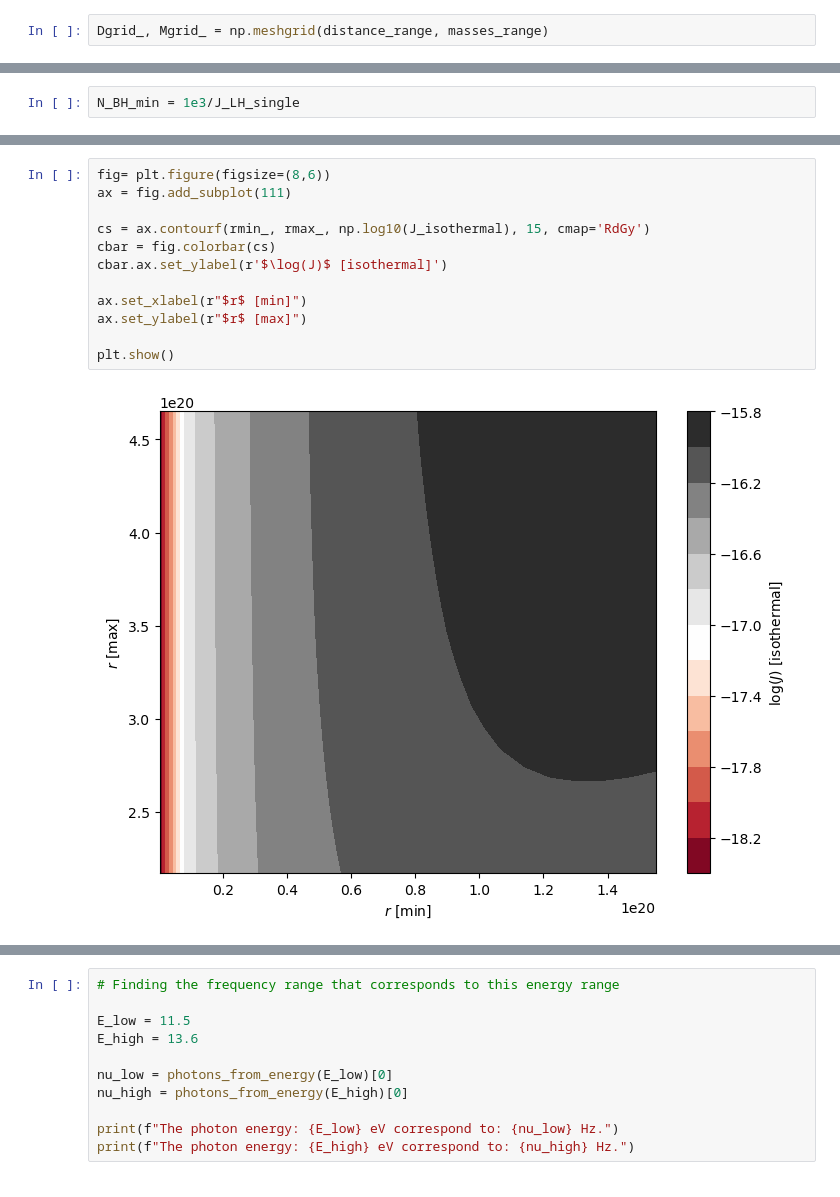
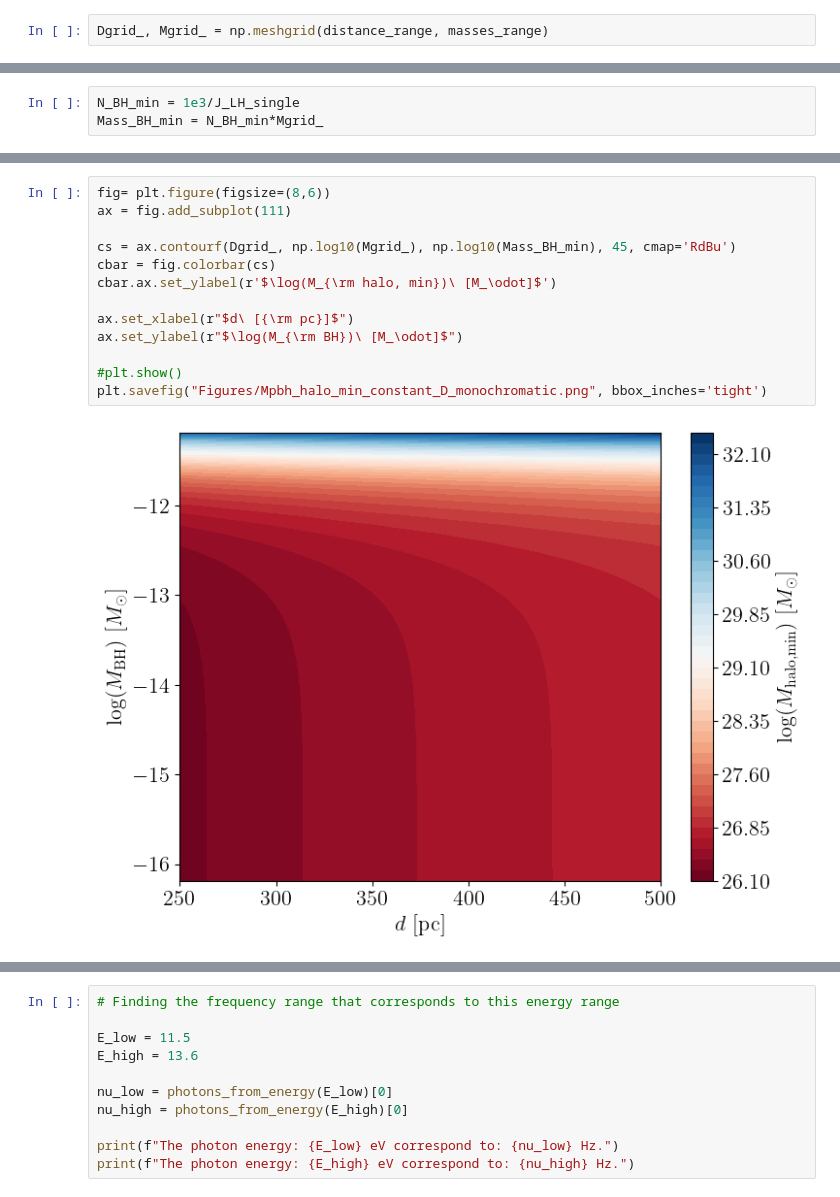
Before and after one commit to MariosNT/DCBHs_HR_PBHs, a Jupyter notebook: BlackHoleSpectrum.ipynb, the cells around one changed output, grey strips where cells are left out. Saved outputs shown, nothing was run; the diff lists cells and outputs as text.

```diff
--- a/BlackHoleSpectrum.ipynb
+++ b/BlackHoleSpectrum.ipynb
@@ -1240,5 +1027,6 @@ for idx_D, Dist in enumerate(distance_range):
 # %%
 N_BH_min = 1e3/J_LH_single
+Mass_BH_min = N_BH_min*Mgrid_
 # %%
 fig= plt.figure(figsize=(8,6))
 ax = fig.add_subplot(111)
@@ -1280,14 +1045,15 @@ plt.show()
-# %%
-fig= plt.figure(figsize=(8,6))
-ax = fig.add_subplot(111)
-
-cs = ax.contourf(rmin_, rmax_, np.log10(J_isothermal), 15, cmap='RdGy')
-cbar = fig.colorbar(cs)
-cbar.ax.set_ylabel(r'$\log(J)$ [isothermal]')
-
-ax.set_xlabel(r"$r$ [min]")
-ax.set_ylabel(r"$r$ [max]")
-
-plt.show()
-# %% [output]
-[figure, removed]
+# %%
+fig= plt.figure(figsize=(8,6))
+ax = fig.add_subplot(111)
+
+cs = ax.contourf(Dgrid_, np.log10(Mgrid_), np.log10(Mass_BH_min), 45, cmap='RdBu')
+cbar = fig.colorbar(cs)
+cbar.ax.set_ylabel(r'$\log(M_{\rm halo, min})\ [M_\odot]$')
+
+ax.set_xlabel(r"$d\ [{\rm pc}]$")
+ax.set_ylabel(r"$\log(M_{\rm BH})\ [M_\odot]$")
+
+#plt.show()
+plt.savefig("Figures/Mpbh_halo_min_constant_D_monochromatic.png", bbox_inches='tight')
+# %% [output]
+[figure, added]
```
Also changed, not shown: parts of 79 cells of this notebook, 2 other files.
